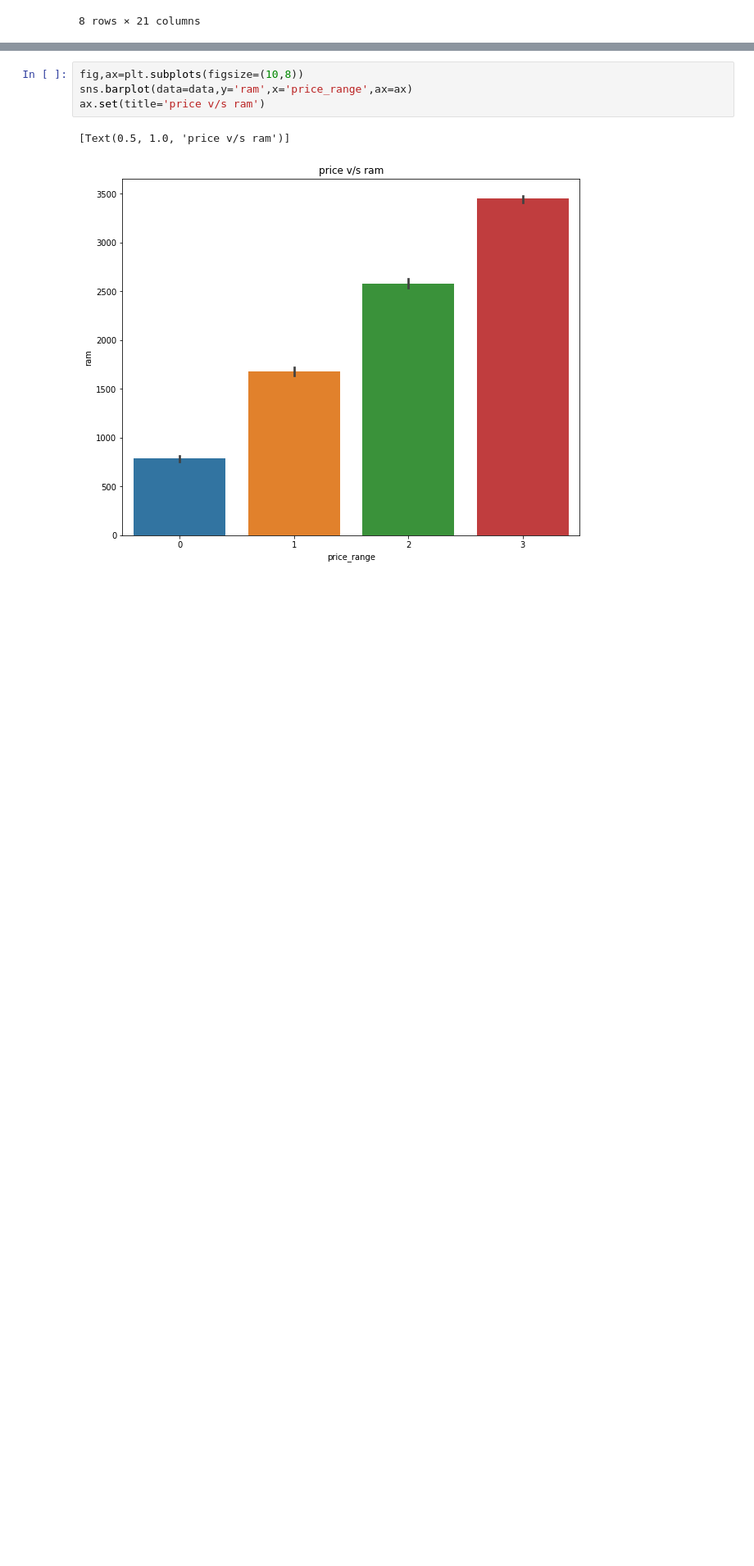
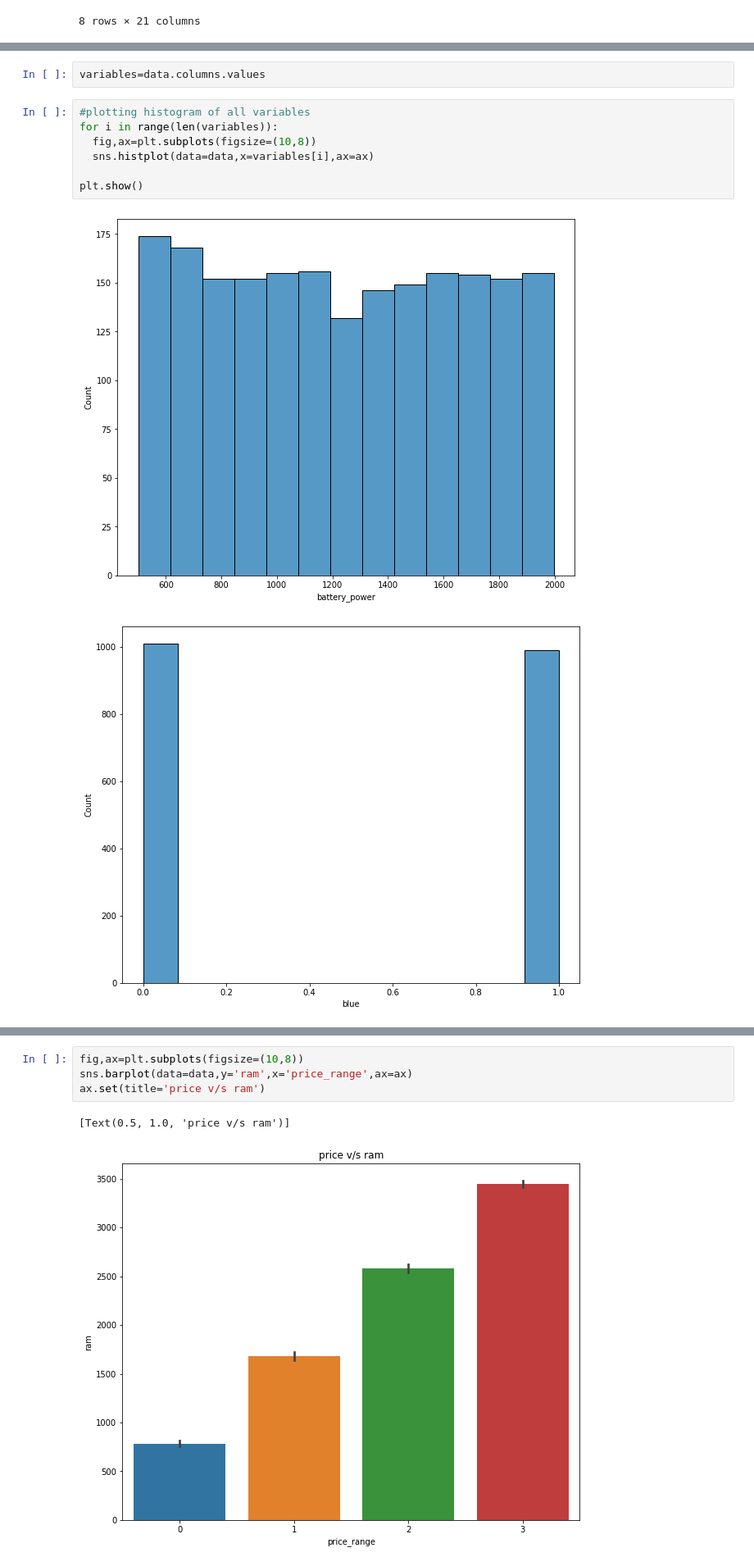
Before and after one commit to Ganeshwalimbe/Mobile-price-prediction, a Jupyter notebook: Mobile_price_prediction_capstone_project_3.ipynb, the cells around one changed output, grey strips where cells are left out. Shown at 82% size. Cells and saved outputs as stored; diff of their text form; blank space fills up the shorter version.

```diff
--- a/Mobile_price_prediction_capstone_project_3.ipynb
+++ b/Mobile_price_prediction_capstone_project_3.ipynb
@@ -132,0 +141,12 @@ data.duplicated().sum()
+# %%
+variables=data.columns.values
+# %%
+#plotting histogram of all variables
+for i in range(len(variables)):
+  fig,ax=plt.subplots(figsize=(10,8))
+  sns.histplot(data=data,x=variables[i],ax=ax)
+
+plt.show()
+# %% [output]
+[figure, added]
+[figure, added]
```
Also changed, not shown: parts of 64 cells of this notebook.
